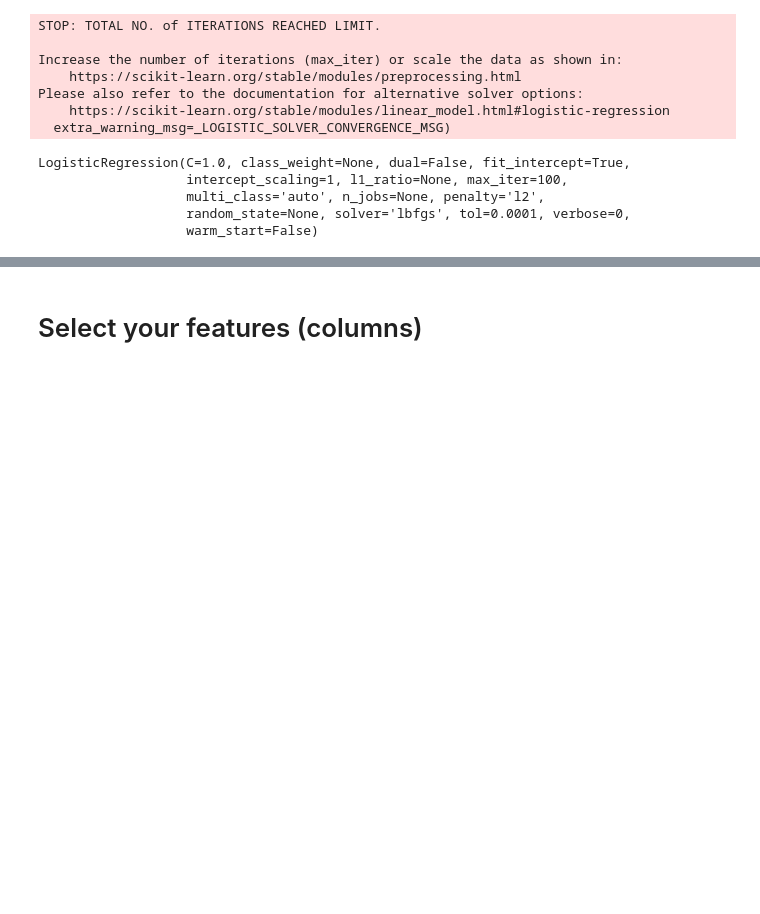
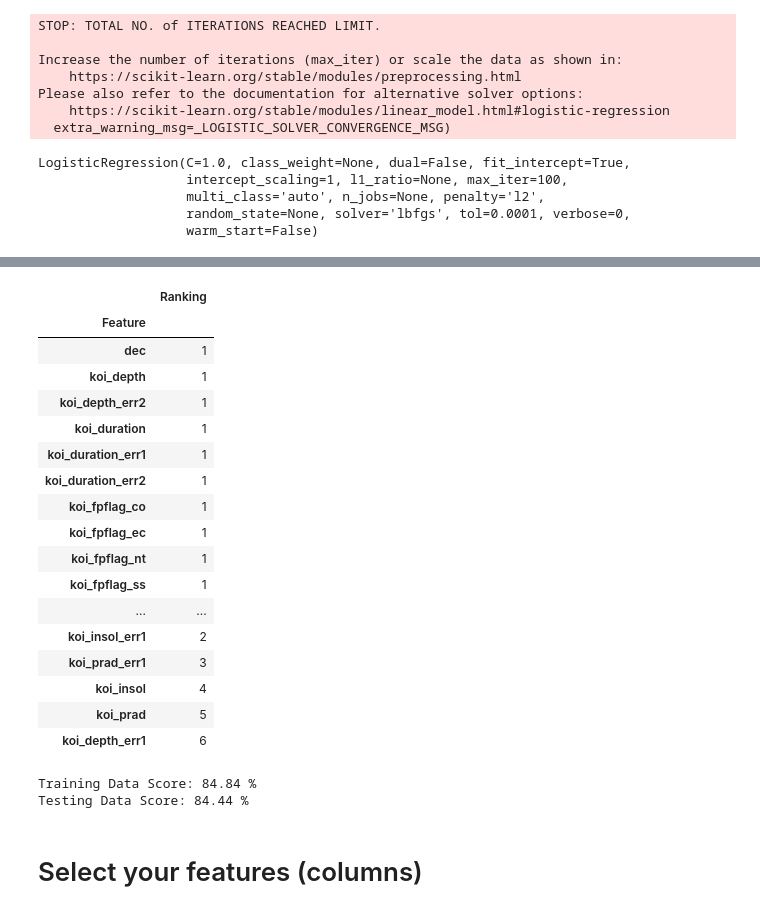
Before and after one commit to sushant822/machine-learning-challenge, a Jupyter notebook: starter_code/model_1.ipynb, the cells around one changed output, grey strips where cells are left out. Drawn from its saved outputs; the diff is of its cells as text; code cells hidden in the pictures; blank space fills up the shorter version.

```diff
--- a/starter_code/model_1.ipynb
+++ b/starter_code/model_1.ipynb
@@ -99,0 +130,6 @@ base_model_score = round(classifier.score(X_test_minmax, y_test)*100)
+# %%
+from sklearn.feature_selection import RFECV
+
+feature_names = X.columns.tolist()
+selector = RFECV(estimator=model_1, cv=5, step=1)
+_ = selector.fit(X_train_minmax, y_train)
@@ -99,0 +154,24 @@ base_model_score = round(classifier.score(X_test_minmax, y_test)*100)
+# %%
+preSelected_features = sorted(zip(selector.ranking_, feature_names))
+ranked_features = pd.DataFrame(preSelected_features, columns=['Ranking', 'Feature'])
+ranked_features = ranked_features.set_index('Feature')
+ranked_features
+# %% [output]
+|  | Ranking |
+| Feature |  |
+| dec | 1 |
+| koi_depth | 1 |
+| koi_depth_err2 | 1 |
+| koi_duration | 1 |
+| koi_duration_err1 | 1 |
+| koi_duration_err2 | 1 |
+| koi_fpflag_co | 1 |
+| koi_fpflag_ec | 1 |
+| koi_fpflag_nt | 1 |
+| koi_fpflag_ss | 1 |
+| ... | ... |
+| koi_insol_err1 | 2 |
+| koi_prad_err1 | 3 |
+| koi_insol | 4 |
+| koi_prad | 5 |
+| koi_depth_err1 | 6 |
@@ -100,3 +184,25 @@ base_model_score = round(classifier.score(X_test_minmax, y_test)*100)
+# %%
+# Use new data for all subsequent models
+## Assign new data to X
+X_train_select = X_train[selected_features]
+X_test_select = X_test[selected_features]
+
+X_scaler = MinMaxScaler().fit(X_train_select)
+X_train_scaled = X_scaler.transform(X_train_select)
+X_test_scaled = X_scaler.transform(X_test_select)
+
+## Train new model
+model_2 = LogisticRegression(solver='newton-cg', multi_class='auto')
+model_2.fit(X_train_scaled, y_train)
+
+model_2_training_score = round(model_2.score(X_train_scaled, y_train)*100,2)
+select_features_accuracy = round(model_2.score(X_test_scaled, y_test)*100,2)
+
+print(f"Training Data Score: {model_2_training_score} %")
+print(f"Testing Data Score: {select_features_accuracy} %")
+# %% [output]
+Training Data Score: 84.84 %
+Testing Data Score: 84.44 %
 # %% [markdown]
 # Select your features (columns)
 # %%
```
Also changed, not shown: parts of 6 cells of this notebook.
